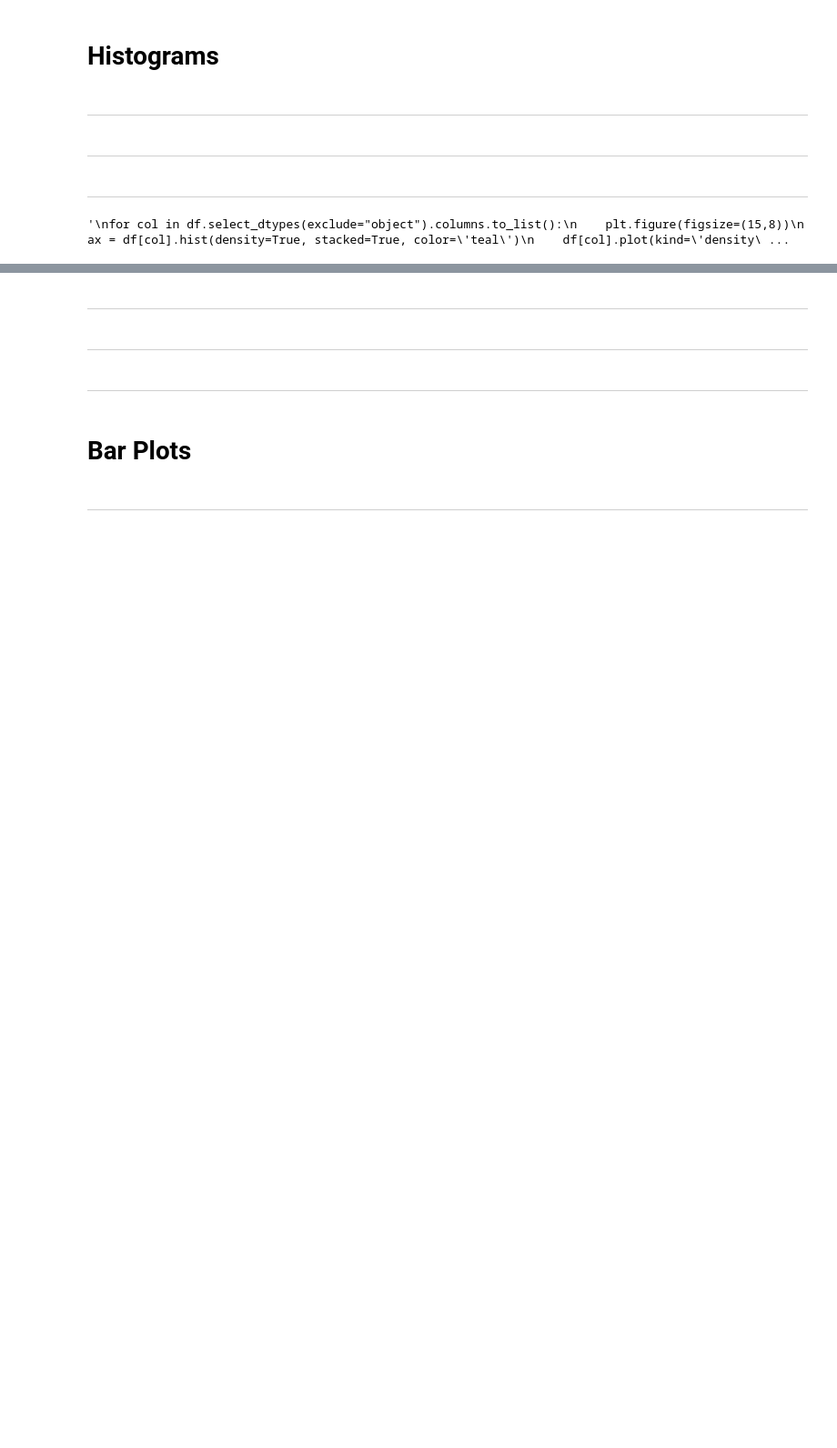
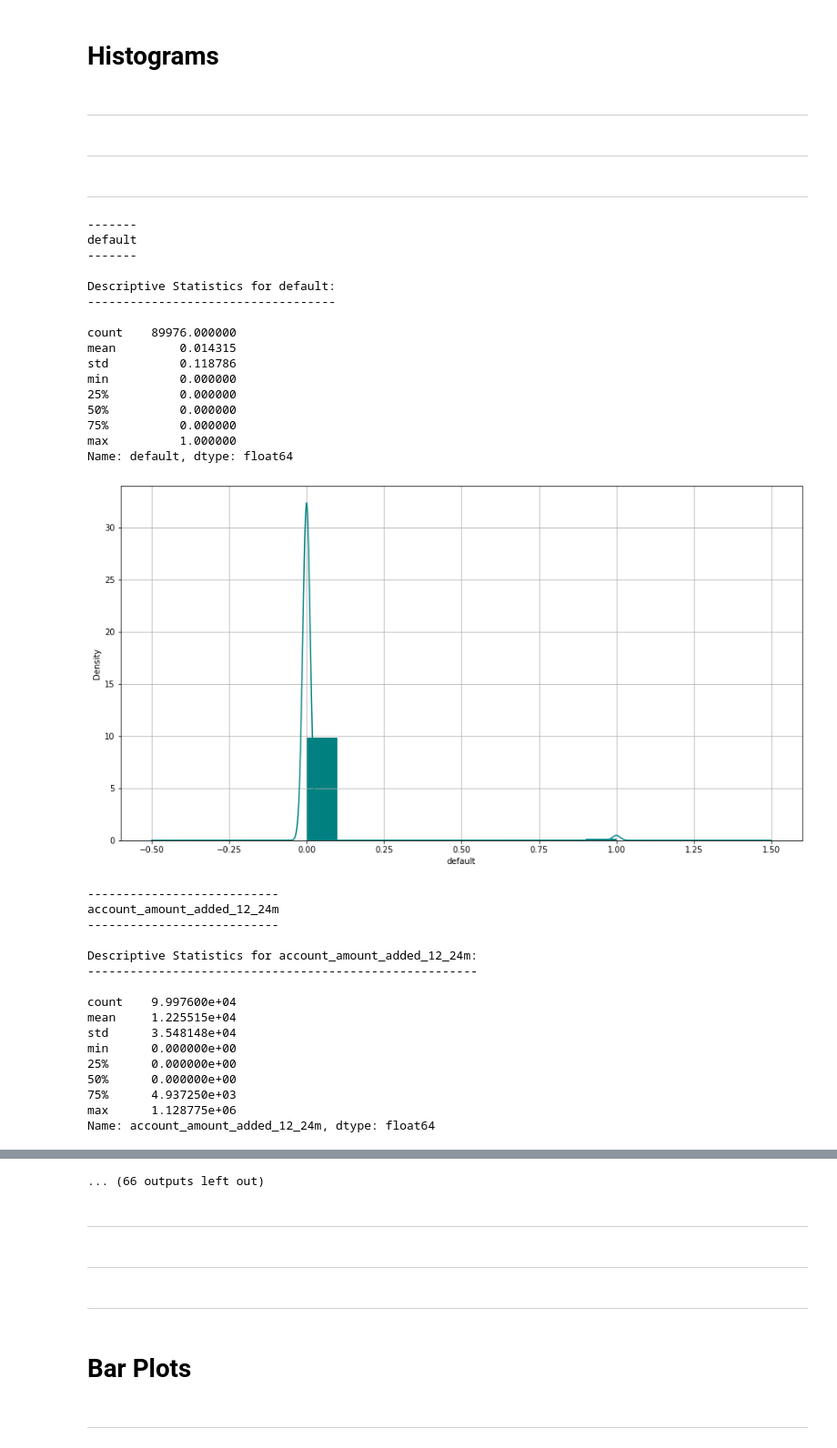
Before and after one commit to eserinanarslan/probability_prediction, a Jupyter notebook: notebooks/model_creation.ipynb, the cells around one changed output, grey strips where cells are left out. Shown at 91% size. Drawn from its saved outputs; the diff is of its cells as text; code cells hidden in the pictures; blank space fills up the shorter version.

Commit message:
Descriptive kısımdaki bulgu çıktıları print edildi.

```diff
--- a/notebooks/model_creation.ipynb
+++ b/notebooks/model_creation.ipynb
@@ -60,7 +60,7 @@ df = data.copy()
 df = reduce_mem_usage(df)
 df.to_excel("data.xlsx", index=False)
 """
-data = pd.read_excel("data.xlsx")
+data = pd.read_csv("../data/dataset.csv", delimiter=";")
 df = data.copy()
 # %%
 df.shape
@@ -98,24 +98,54 @@ df["has_paid"].replace([True, False], [1,0], inplace=True)
 # %% [markdown]
 ---
 # %%
-"""
 for col in df.select_dtypes(exclude="object").columns.to_list():
     plt.figure(figsize=(15,8))
     ax = df[col].hist(density=True, stacked=True, color='teal')
     df[col].plot(kind='density', color='teal')
     ax.set(xlabel=col)
     print("\n\n")
     print("-"*len(col))
     print(col)
     print("-"*len(col))
     print("")
     print(f"Descriptive Statistics for {col}:")
     print("-"*(len(col) + 28))
     print("")
     print(df[col].describe())
     print("\n")
     plt.grid()
     plt.show()
-"""
 # %% [output]
-'\nfor col in df.select_dtypes(exclude="object").columns.to_list():\n    plt.figure(figsize=(15,8))\n    ax = df[col].hist(density=True, stacked=True, color=\'teal\')\n    df[col].plot(kind=\'density\ ...
+-------
+default
+-------
+
+Descriptive Statistics for default:
+-----------------------------------
+
+count    89976.000000
+mean         0.014315
+std          0.118786
+min          0.000000
+25%          0.000000
+50%          0.000000
+75%          0.000000
+max          1.000000
+Name: default, dtype: float64
+[figure, added]
+---------------------------
+account_amount_added_12_24m
+---------------------------
+
+Descriptive Statistics for account_amount_added_12_24m:
+-------------------------------------------------------
+
+count    9.997600e+04
+mean     1.225515e+04
+std      3.548148e+04
+min      0.000000e+00
+25%      0.000000e+00
+50%      0.000000e+00
+75%      4.937250e+03
+max      1.128775e+06
+Name: account_amount_added_12_24m, dtype: float64
@@ -122,3 +221,4 @@ for col in df.select_dtypes(exclude="object").columns.to_list():
+... (66 outputs left out)
 # %% [markdown]
 ---
 # %% [markdown]
```
Also changed, not shown: parts of 10 cells of this notebook.
